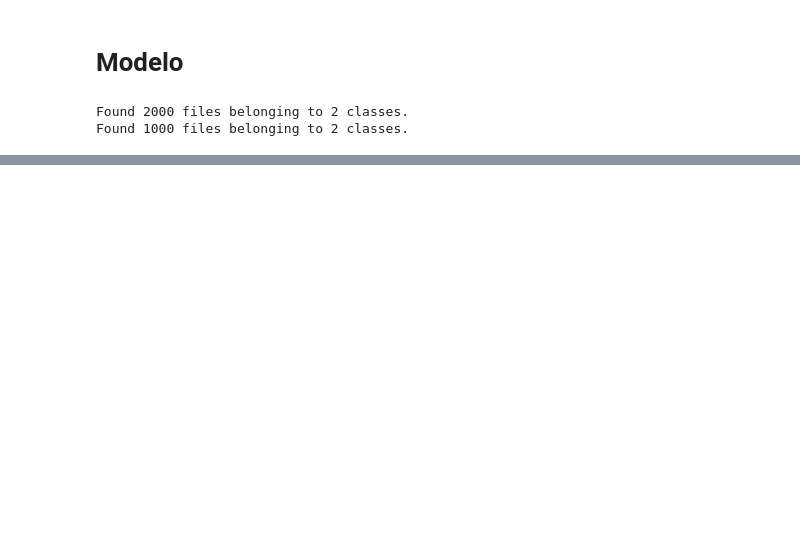
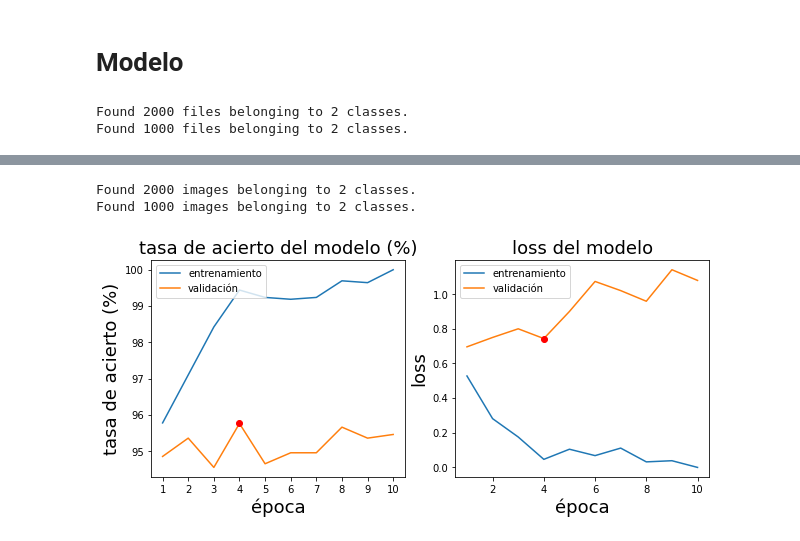
Before and after one commit to JoseAdFer/IDAL_IA3_JoseAdell, a Jupyter notebook: Ejercicio_Jumanji_modelo1.ipynb, the cells around one changed output, grey strips where cells are left out. Saved outputs shown, nothing was run; the diff lists cells and outputs as text; code cells hidden in the pictures; blank space fills up the shorter version.

```diff
--- a/Ejercicio_Jumanji_modelo1.ipynb
+++ b/Ejercicio_Jumanji_modelo1.ipynb
@@ -310,0 +325,17 @@ Val accuracy: 0.6909999847412109
+# %%
+train_generator_trans = train_datagen.flow_from_directory(
+    train_data_dir_trans,
+    target_size=normed_dims,
+    batch_size=batch_size,
+    shuffle=True,
+    class_mode='binary')
+
+validation_generator_trans = val_datagen.flow_from_directory(
+    validation_data_dir,
+    target_size=normed_dims,
+    batch_size=batch_size,
+    shuffle=False,
+    class_mode='binary')
+# %% [output]
+Found 2000 images belonging to 2 classes.
+Found 1000 images belonging to 2 classes.
@@ -310,0 +360,44 @@ Val accuracy: 0.6909999847412109
+# %%
+acum_tr_acc = []
+acum_val_acc = []
+best_val_acc = -1000
+acum_tr_loss  = []
+acum_val_loss = []
+# %%
+epochs = 10
+
+modelpath="model_current_best_trans.h5"
+
+checkpoint = ModelCheckpoint(modelpath, monitor='val_acc', verbose=1,
+                              save_best_only=True,
+                              mode='max') # graba sólo los que mejoran en validación
+callbacks_list = [checkpoint]
+for e in range(epochs):
+    history = model_trans.fit_generator(generator = train_generator_trans,
+                                  steps_per_epoch=number_train_samples // batch_size,
+                                  epochs=1,
+                                  callbacks=callbacks_list,
+                                  verbose=1,
+                                  shuffle = True,
+                                  validation_data=validation_generator_trans,
+                                  validation_steps=number_val_samples // batch_size
+                                  )
+
+    if history.history['val_acc'][-1] > best_val_acc:
+        print("Validation accuracy improved from",
+            best_val_acc, 'to', history.history['val_acc'])
+        print("saving weights")
+        best_val_acc = history.history['val_acc'][-1]
+        #model.save(modelpath)
+
+    acum_tr_acc.append(history.history['acc'][0])
+    acum_val_acc.append(history.history['val_acc'][0])
+    acum_tr_loss.append(history.history['loss'][0])
+    acum_val_loss.append(history.history['val_loss'][0])
+
+    if len(acum_tr_acc) > 1:
+        clear_output()
+        best_i = np.argmax(acum_val_acc)
+        grafica_entrenamiento(acum_tr_acc, acum_val_acc, acum_tr_loss, acum_val_loss, best_i)
+# %% [output]
+[figure, added]
```
Also changed, not shown: parts of 30 cells of this notebook.
